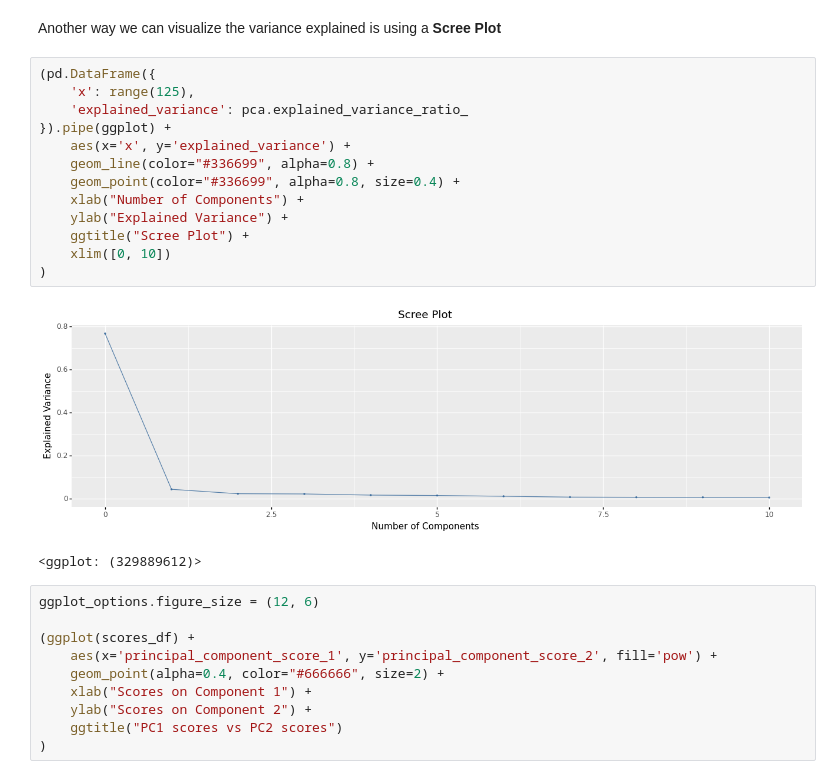
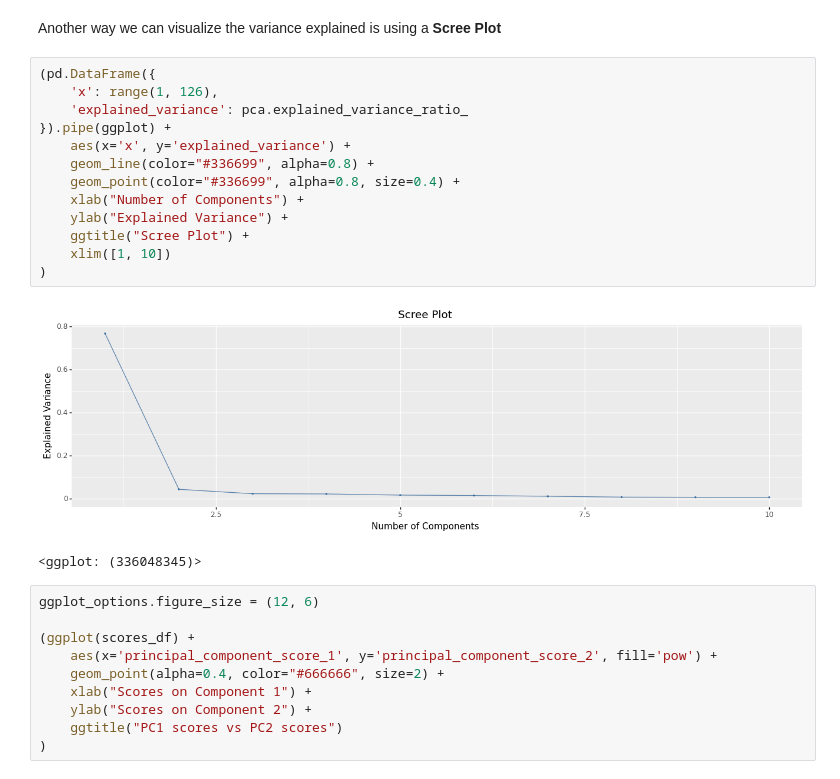
Before and after one commit to nshahpazov/fes-in-python, a Jupyter notebook: 04-eda.ipynb, the cells around one changed output. Drawn from its saved outputs; the diff is of its cells as text.

```diff
--- a/04-eda.ipynb
+++ b/04-eda.ipynb
@@ -626,20 +626,20 @@ ggplot_options.figure_size = (16, 4)
 Another way we can visualize the variance explained is using a **Scree Plot**
 # %%
 (pd.DataFrame({
-    'x': range(125),
+    'x': range(1, 126),
     'explained_variance': pca.explained_variance_ratio_
 }).pipe(ggplot) +
     aes(x='x', y='explained_variance') +
     geom_line(color="#336699", alpha=0.8) +
     geom_point(color="#336699", alpha=0.8, size=0.4) +
     xlab("Number of Components") +
     ylab("Explained Variance") +
     ggtitle("Scree Plot") +
-    xlim([0, 10])
+    xlim([1, 10])
 )
 # %% [output]
-[figure, old version]
+[figure, new version]
-<ggplot: (329889612)>
+<ggplot: (336048345)>
 # %%
 ggplot_options.figure_size = (12, 6)
 
```
Also changed, not shown: parts of 13 cells of this notebook, 5 other files.
